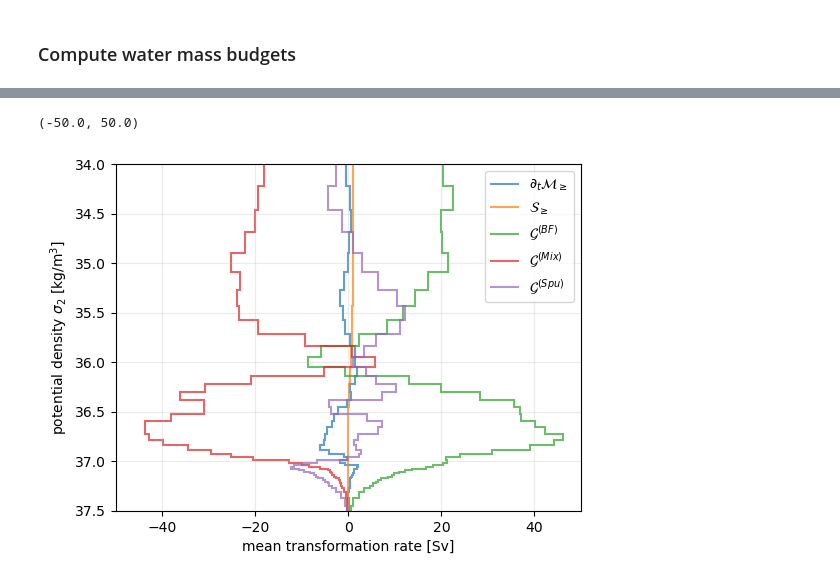
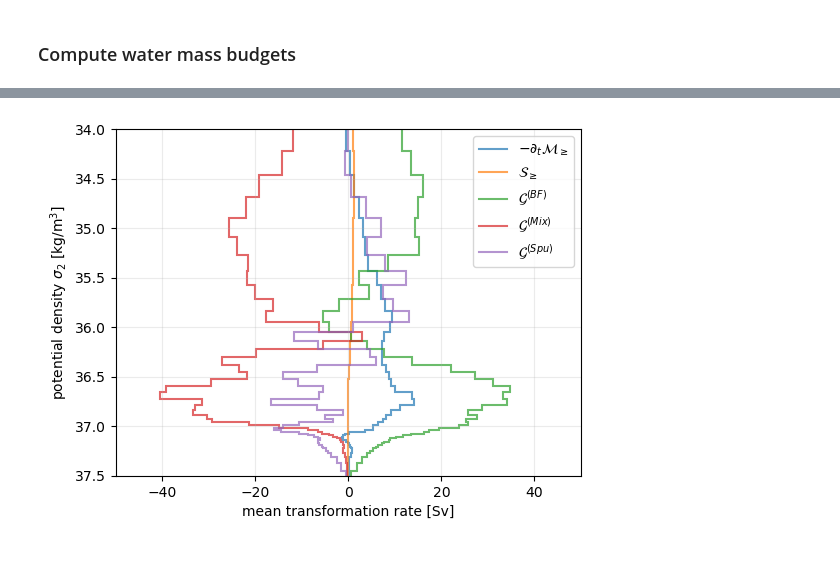
Before and after one commit to hdrake/CM4Xutils, a Jupyter notebook: examples/wmb_from_zarr.ipynb, the cells around one changed output, grey strips where cells are left out. Saved outputs shown, nothing was run; the diff lists cells and outputs as text; code cells hidden in the pictures.

```diff
--- a/examples/wmb_from_zarr.ipynb
+++ b/examples/wmb_from_zarr.ipynb
@@ -13,7 +10,7 @@ from CM4Xutils import *
 # %% [markdown]
 ### Load coarsened zarr data
 # %%
-local_path_to_budgets_zarr = "../../../codedev/CM4Xutils/data/coarsened/CM4Xp125_budgets_sigma2_2020-2024.zarr"
+local_path_to_budgets_zarr = "../../../codedev/CM4Xutils/data/coarsened/CM4Xp25_budgets_sigma2_2000-2004.zarr"
 
 ds = xr.open_zarr(local_path_to_budgets_zarr)
 grid = ds_to_grid(ds.fillna(0.))
@@ -58,6 +55,6 @@ with warnings.catch_warnings():
     wmt = wmb.wmt
 # %%
 %%time
-wmt_mean = (wmt.sel(exp="control").mean("time")/1035*1e-6)
+wmt_mean = (wmt.sel(exp="forced").mean("time")/1035*1e-6)
 wmt_mean.load()
 # %% [output]
@@ -91,20 +88,19 @@ def stairs(wmt, var, units="kg", **kwargs):
 # %%
 import matplotlib.pyplot as plt
 plt.figure(figsize=(6,4.5))
 
 kwargs = {"units":"Sv", "alpha":0.7, "lw":1.5}
 
-stairs(-wmt_mean, 'mass_tendency',             label=r"$\partial_{t} \mathcal{M}_{\geq}$",**kwargs)
+stairs(-wmt_mean, 'mass_tendency',             label=r"$-\partial_{t} \mathcal{M}_{\geq}$",**kwargs)
 stairs( wmt_mean, 'mass_source',               label=r"$\mathcal{S}_{\geq}$",            **kwargs)
 stairs( wmt_mean, 'boundary_fluxes',           label=r"$\mathcal{G}^{(BF)}$",      **kwargs)
 stairs( wmt_mean, 'diffusion',                 label=r"$\mathcal{G}^{(Mix)}$",     **kwargs)
 stairs( wmt_mean, 'spurious_numerical_mixing', label=r"$\mathcal{G}^{(Spu)}$", **kwargs)
 
 plt.legend(loc="upper right")
 plt.grid(True, alpha=0.25)
 plt.ylabel(r"potential density $\sigma_{2}$ [kg/m$^{3}$]");
 plt.ylim(37.5, 34.0);
-plt.xlim(-50, 50)
+plt.xlim(-50, 50);
 # %% [output]
-(-50.0, 50.0)
-[figure, old version]
+[figure, new version]
```
Also changed, not shown: parts of 3 cells of this notebook, 2 other files.
